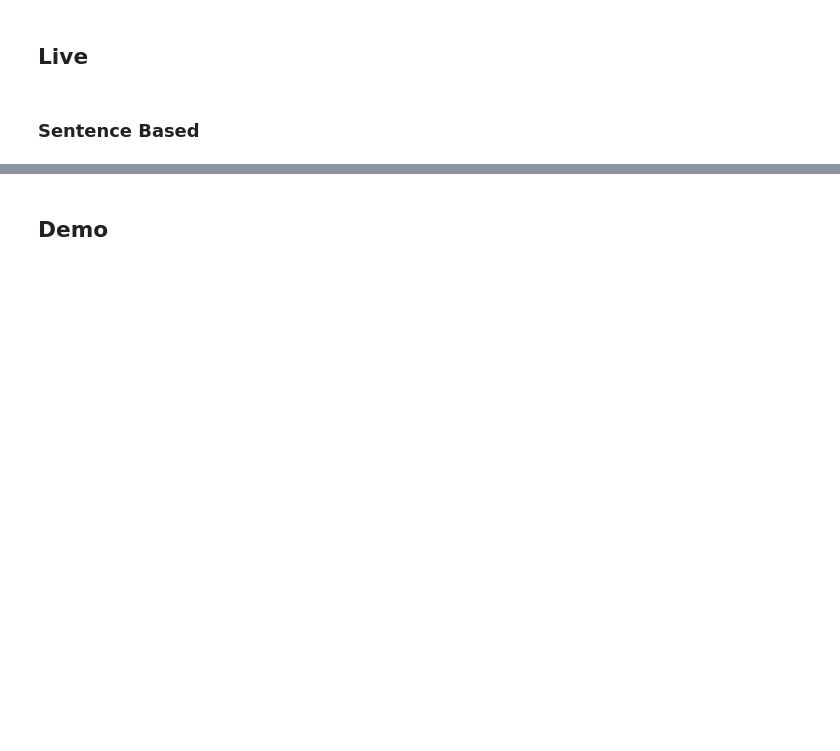
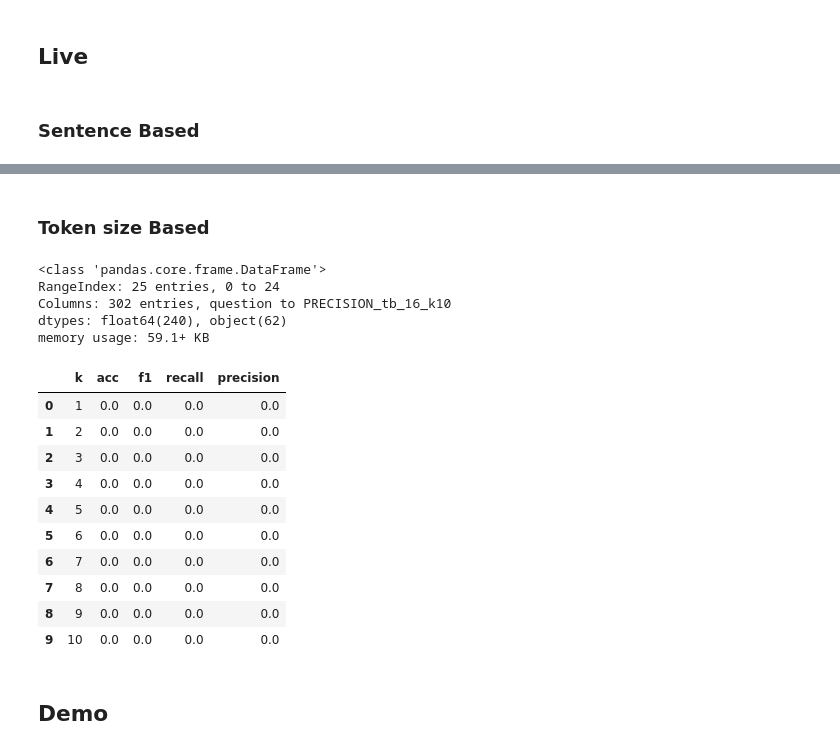
Before and after one commit to robertlakatos/data-indexer, a Jupyter notebook: codes/validation-v2.ipynb, the cells around one changed output, grey strips where cells are left out. Cells and saved outputs as stored; diff of their text form; code cells hidden in the pictures; blank space fills up the shorter version.

Commit message:
sentence, tokenbased ready for the server

```diff
--- a/codes/validation-v2.ipynb
+++ b/codes/validation-v2.ipynb
@@ -83,3 +65,8 @@ memory usage: 256.5+ KB
+# %%
+medquad = medquad[:25]
+medquad_sp = medquad.copy()
+medquad_sp.info()
+medquad_sp.head(10)
 # %%
 len_mq = int(len(medquad)*0.1)
 medquad_sp = medquad.sample(n=len_mq, random_state=42).copy()
@@ -118,9 +153,3 @@ map_found(resps, sent_tokenize(medquad["answer"].values[0]))
-# %%
-resps = []
-for q in tqdm(medquad["question"].values):
-    resps.append(get_response(query_engine_sb.query(q).response))
-
-medquad["answer_sb_k1"] = resps
-
-medquad.head()
+# %% [markdown]
+### Token size Based
 # %%
@@ -142,0 +187,23 @@ medquad["RECALL_sb_k1"] = recalls
+# %%
+def get_tb_result_df(medquad, top_k, size):
+
+    results = []
+
+    for k in range(1, top_k + 1):
+        # Átlagértékek kiszámítása
+        acc_mean = medquad[f"ACC_tb_{size}_k{k}"].mean()
+        f1_mean = medquad[f"F1_tb_{size}_k{k}"].mean()
+        recall_mean = medquad[f"RECALL_tb_{size}_k{k}"].mean()
+        precision_mean = medquad[f"PRECISION_tb_{size}_k{k}"].mean()
+        # Új sor hozzáadása a results listához
+        results.append({
+            "k": k,
+            "acc": acc_mean,
+            "f1": f1_mean,
+            "recall": recall_mean,
+            "precision": precision_mean
+        })
+
+    results_df = pd.DataFrame(results)
+
+    return results_df
@@ -143,3 +220,24 @@ medquad["RECALL_sb_k1"] = recalls
+# %%
+medquad.info()
+
+get_tb_result_df(medquad, 10, 16)
+# %% [output]
+<class 'pandas.core.frame.DataFrame'>
+RangeIndex: 25 entries, 0 to 24
+Columns: 302 entries, question to PRECISION_tb_16_k10
+dtypes: float64(240), object(62)
+memory usage: 59.1+ KB
+|  | k | acc | f1 | recall | precision |
+| 0 | 1 | 0.0 | 0.0 | 0.0 | 0.0 |
+| 1 | 2 | 0.0 | 0.0 | 0.0 | 0.0 |
+| 2 | 3 | 0.0 | 0.0 | 0.0 | 0.0 |
+| 3 | 4 | 0.0 | 0.0 | 0.0 | 0.0 |
+| 4 | 5 | 0.0 | 0.0 | 0.0 | 0.0 |
+| 5 | 6 | 0.0 | 0.0 | 0.0 | 0.0 |
+| 6 | 7 | 0.0 | 0.0 | 0.0 | 0.0 |
+| 7 | 8 | 0.0 | 0.0 | 0.0 | 0.0 |
+| 8 | 9 | 0.0 | 0.0 | 0.0 | 0.0 |
+| 9 | 10 | 0.0 | 0.0 | 0.0 | 0.0 |
 # %% [markdown]
 ## Demo
 # %%
```
Also changed, not shown: parts of 13 cells of this notebook, 3 other files.
